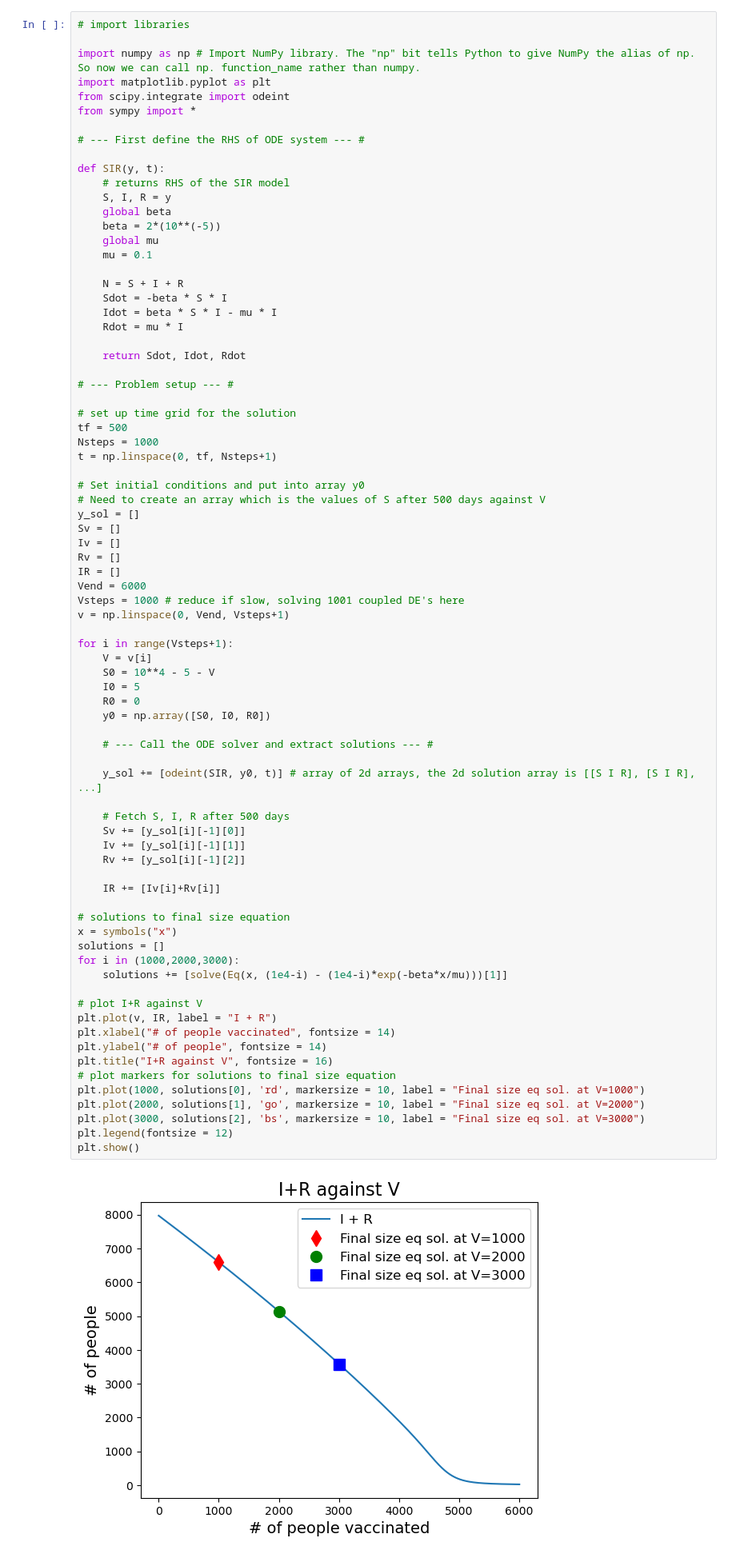
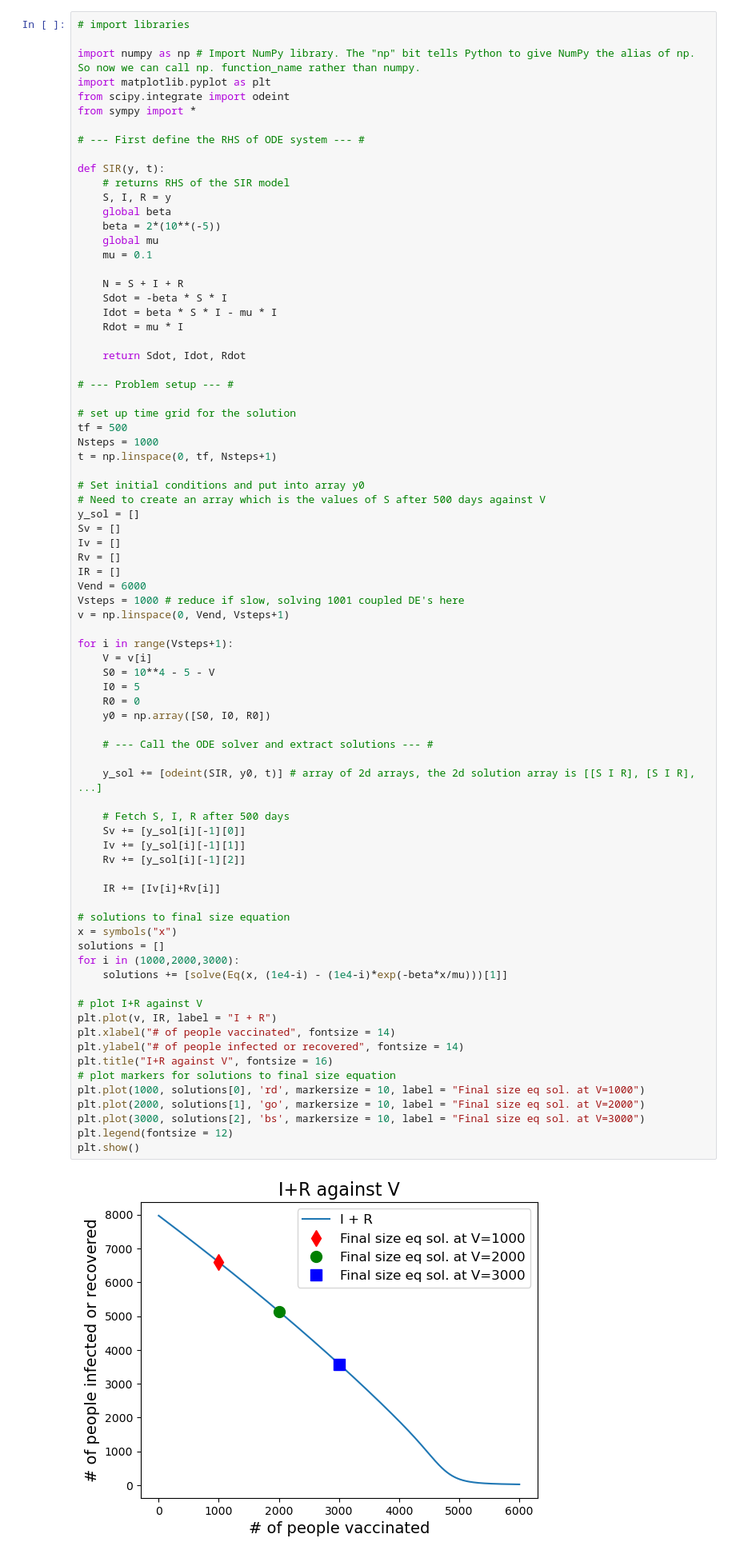
Before and after one commit to irfanwasway/AbelianGrapes, a Jupyter notebook: Epidemiology_Project_Specification.ipynb, the cells around one changed output. Shown at 80% size. Drawn from its saved outputs; the diff is of its cells as text.

```diff
--- a/Epidemiology_Project_Specification.ipynb
+++ b/Epidemiology_Project_Specification.ipynb
@@ -283,35 +292,35 @@ for i in range(Vsteps+1):
     y0 = np.array([S0, I0, R0])
 
     # --- Call the ODE solver and extract solutions --- #
 
     y_sol += [odeint(SIR, y0, t)] # array of 2d arrays, the 2d solution array is [[S I R], [S I R], ...]
 
     # Fetch S, I, R after 500 days
     Sv += [y_sol[i][-1][0]]
     Iv += [y_sol[i][-1][1]]
     Rv += [y_sol[i][-1][2]]
 
     IR += [Iv[i]+Rv[i]]
 
 # solutions to final size equation
 x = symbols("x")
 solutions = []
 for i in (1000,2000,3000):
     solutions += [solve(Eq(x, (1e4-i) - (1e4-i)*exp(-beta*x/mu)))[1]]
 
 # plot I+R against V
 plt.plot(v, IR, label = "I + R")
 plt.xlabel("# of people vaccinated", fontsize = 14)
-plt.ylabel("# of people", fontsize = 14)
+plt.ylabel("# of people infected or recovered", fontsize = 14)
 plt.title("I+R against V", fontsize = 16)
 # plot markers for solutions to final size equation
 plt.plot(1000, solutions[0], 'rd', markersize = 10, label = "Final size eq sol. at V=1000")
 plt.plot(2000, solutions[1], 'go', markersize = 10, label = "Final size eq sol. at V=2000")
 plt.plot(3000, solutions[2], 'bs', markersize = 10, label = "Final size eq sol. at V=3000")
 plt.legend(fontsize = 12)
 plt.show()
 # %% [output]
-[figure, old version]
+[figure, new version]
 # %% [markdown]
 ## Task A3. The effect of social distancing (worth approximately 12% of the marks)
 
```
Also changed, not shown: parts of 8 cells of this notebook.
